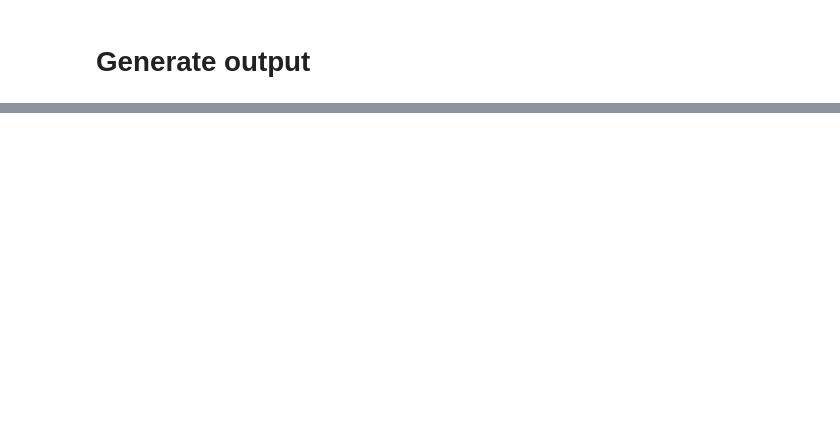
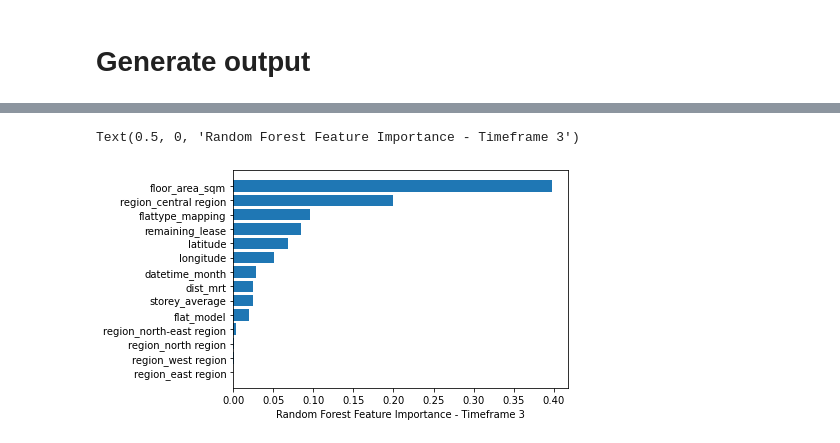
Before and after one commit to kuantzuhsiang/CS5228-Kaggle-Competition, a Jupyter notebook: regressions.ipynb, the cells around one changed output, grey strips where cells are left out. Saved outputs shown, nothing was run; the diff lists cells and outputs as text; code cells hidden in the pictures; blank space fills up the shorter version.

```diff
--- a/regressions.ipynb
+++ b/regressions.ipynb
@@ -1419,0 +1568,7 @@ df_out.to_csv('./submission_xgb_opt.csv', index = False, header=True)
+# %%
+sorted_idx = rf_regressor3.feature_importances_.argsort()
+plt.barh(X.columns[sorted_idx], rf_regressor3.feature_importances_[sorted_idx])
+plt.xlabel("Random Forest Feature Importance - Timeframe 3")
+# %% [output]
+Text(0.5, 0, 'Random Forest Feature Importance - Timeframe 3')
+[figure, added]
```
Also changed, not shown: parts of 52 cells of this notebook, 1 other file.
